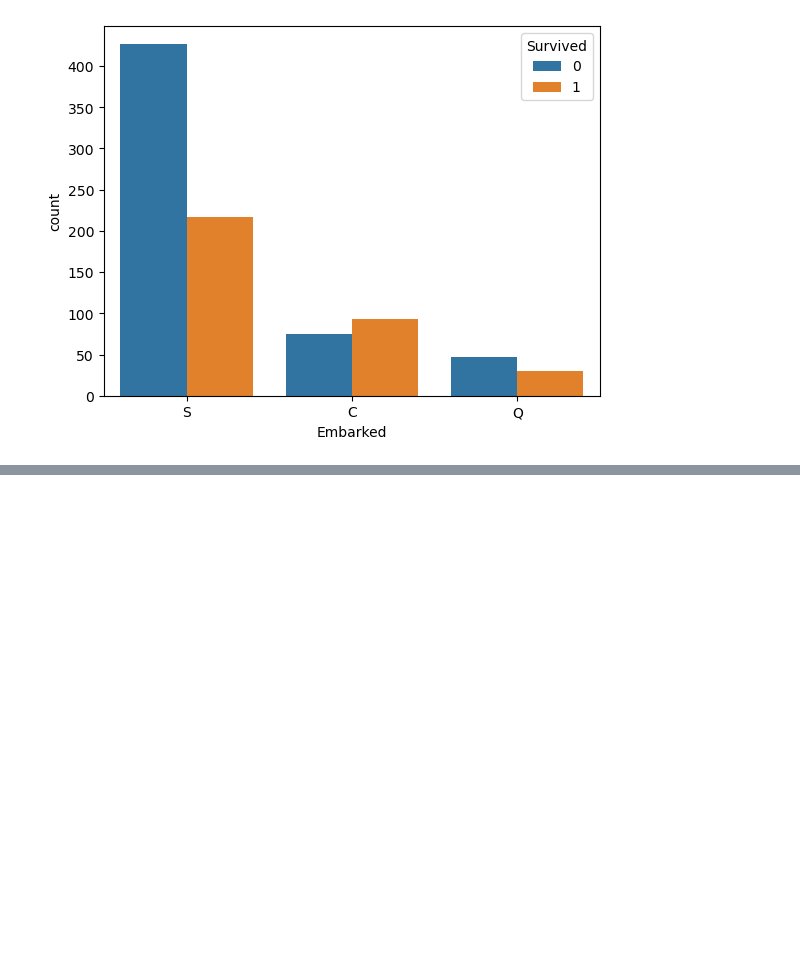
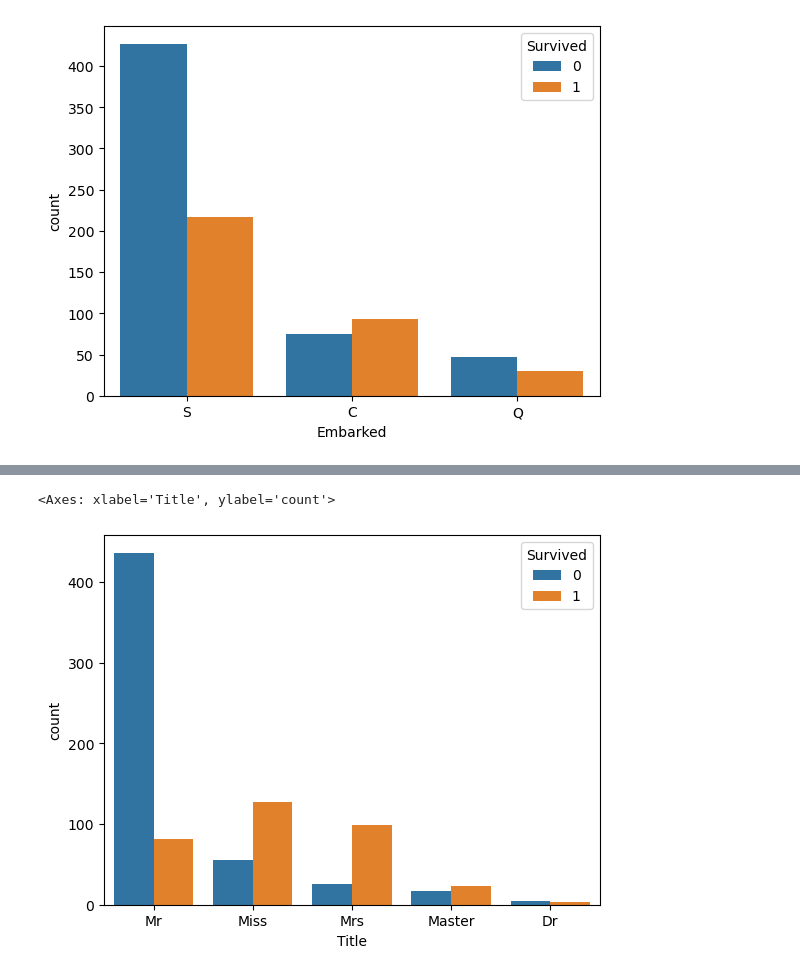
Before and after one commit to alwaysbemyday1/kaggle, a Jupyter notebook: Titanic/2nd_submission.ipynb, the cells around one changed output, grey strips where cells are left out. Cells and saved outputs as stored; diff of their text form; code cells hidden in the pictures; blank space fills up the shorter version.

```diff
--- a/Titanic/2nd_submission.ipynb
+++ b/Titanic/2nd_submission.ipynb
@@ -231,0 +263,6 @@ train.head(2)
+# %%
+sns.countplot(train, x='Title', hue='Survived',
+              order=train.Title.value_counts().iloc[:5].index)
+# %% [output]
+<Axes: xlabel='Title', ylabel='count'>
+[figure, added]
```
Also changed, not shown: parts of 8 cells of this notebook.
